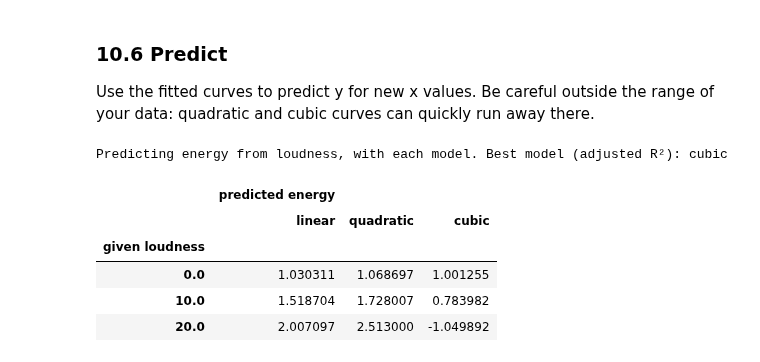
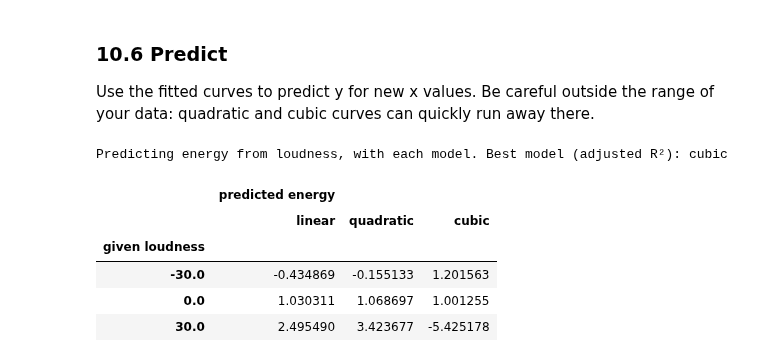
Before and after one commit to Telmo-Claro/ds_toolkit, a Jupyter notebook: main.ipynb, the cells around one changed output. Saved outputs shown, nothing was run; the diff lists cells and outputs as text; code cells hidden in the pictures.

```diff
--- a/main.ipynb
+++ b/main.ipynb
@@ -519,14 +465,14 @@ md.plot_fits(clean, results, save_as=SAVE_AS)
 ### <a id="106-predict"></a>10.6 Predict
 Use the fitted curves to predict y for new x values. Be careful outside the range of your data: quadratic and cubic curves can quickly run away there.
 # %%
-VALUES = [0, 10, 20]  # x values to predict for
+VALUES = [-30, 0, 30]  # x values to predict for
 
 md.predict(results, VALUES)
 # %% [output]
 Predicting energy from loudness, with each model. Best model (adjusted R²): cubic
 |  | predicted energy |  |  |
 |  | linear | quadratic | cubic |
 | given loudness |  |  |  |
+| -30.0 | -0.434869 | -0.155133 | 1.201563 |
 | 0.0 | 1.030311 | 1.068697 | 1.001255 |
-| 10.0 | 1.518704 | 1.728007 | 0.783982 |
-| 20.0 | 2.007097 | 2.513000 | -1.049892 |
+| 30.0 | 2.495490 | 3.423677 | -5.425178 |
```
Also changed, not shown: parts of 9 cells of this notebook.
